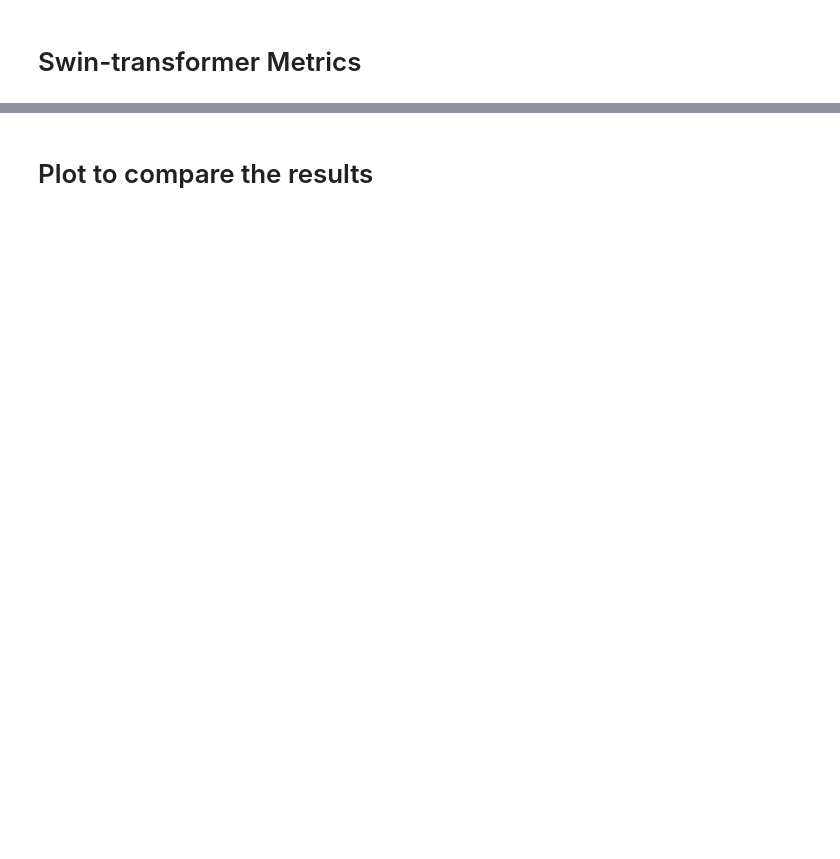
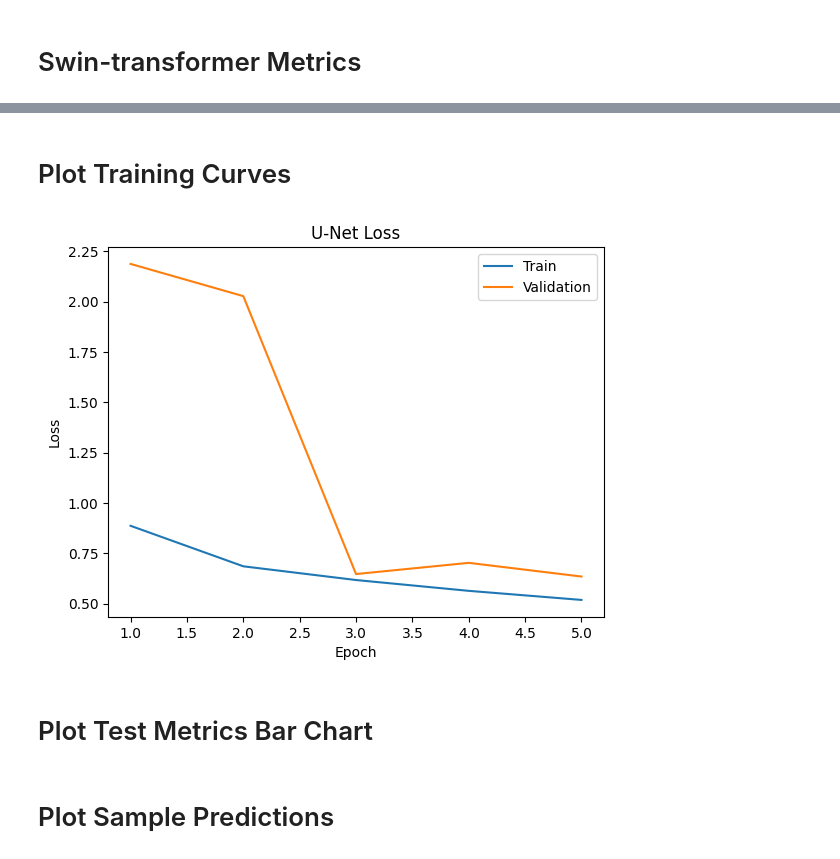
Before and after one commit to andreyestevam/CMSC324-FinalProject, a Jupyter notebook: final_project/03_evaluate_modelsCORRECT.ipynb, the cells around one changed output, grey strips where cells are left out. Cells and saved outputs as stored; diff of their text form; code cells hidden in the pictures; blank space fills up the shorter version.

Commit message:
generate 1st plot

```diff
--- a/final_project/03_evaluate_modelsCORRECT.ipynb
+++ b/final_project/03_evaluate_modelsCORRECT.ipynb
@@ -103,5 +118,29 @@ print(f"Swin Hausdorff Distance: {swin_hausdorffdistance}")
 # %% [markdown]
-# Plot to compare the results
+# Plot Training Curves
+# %%
+import json
+import matplotlib.pyplot as plt
+
+with open("unet_history.json") as unet_file:
+    unet_history = json.load(unet_file)
+with open("swin_history.json") as swin_file:
+    swin_history = json.load(swin_file)
+
+epochs = range(1, len(unet_history["loss"]) + 1)
+
+plt.plot(epochs, unet_history["loss"], label = "Train")
+plt.plot(epochs, unet_history["val_loss"], label = "Validation")
+plt.title("U-Net Loss")
+plt.xlabel("Epoch")
+plt.ylabel("Loss")
+plt.legend()
+plt.show()
+# %% [output]
+[figure, added]
+# %% [markdown]
+# Plot Test Metrics Bar Chart
+# %% [markdown]
+# Plot Sample Predictions
 # %%
 
 
```
Also changed, not shown: parts of 6 cells of this notebook.
